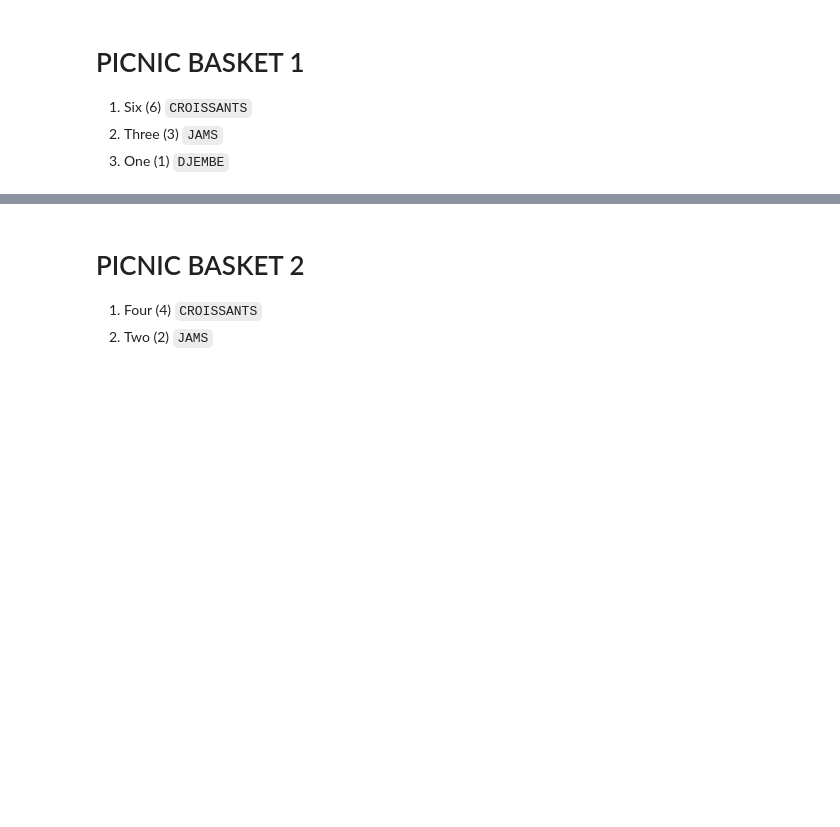
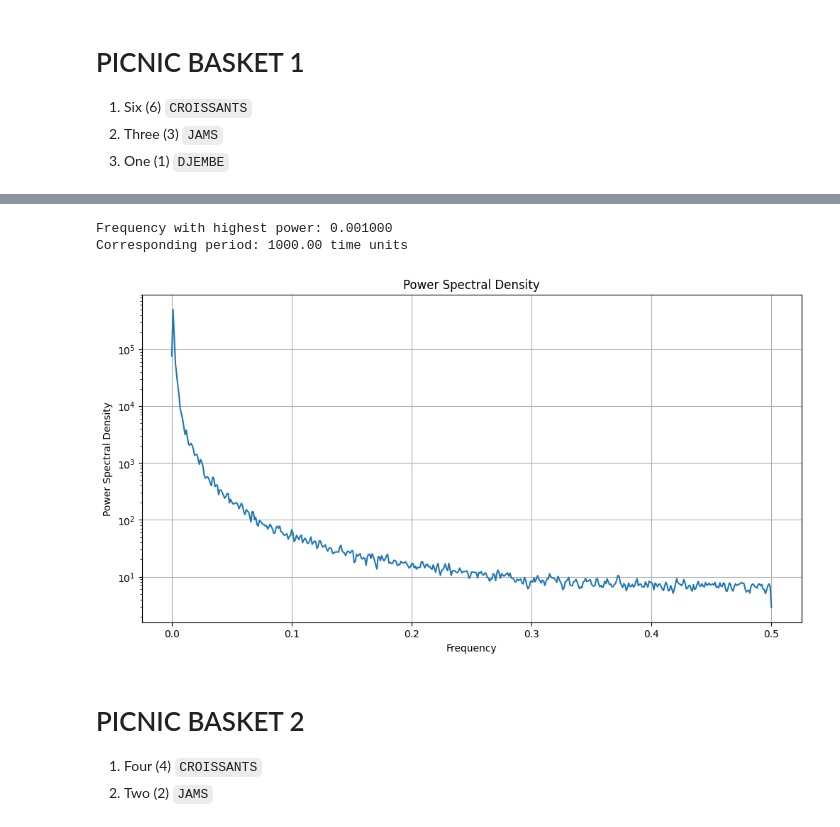
Before and after one commit to shank959/prosperity-imc25, a Jupyter notebook: rounds/round2/eda/round2_eda.ipynb, the cells around one changed output, grey strips where cells are left out. Saved outputs shown, nothing was run; the diff lists cells and outputs as text; code cells hidden in the pictures; blank space fills up the shorter version.

```diff
--- a/rounds/round2/eda/round2_eda.ipynb
+++ b/rounds/round2/eda/round2_eda.ipynb
@@ -147,3 +183,35 @@ plt.show()
+# %%
+from scipy.signal import welch
+
+# Calculate log returns for squid ink
+squid_ink_log_returns = np.log(pic1_df['diff']).diff().dropna()
+
+# Compute power spectral density using Welch's method
+frequencies, psd = welch(pic1_df['diff'], nperseg=1000)
+
+# Find frequency with maximum power
+max_psd_idx = np.argmax(psd)
+max_freq = frequencies[max_psd_idx]
+
+# Calculate period (1/frequency)
+period = 1/max_freq if max_freq != 0 else float('inf')
+
+print(f"Frequency with highest power: {max_freq:.6f}")
+print(f"Corresponding period: {period:.2f} time units")
+
+
+# Plot the power spectral density
+plt.figure(figsize=(12, 6))
+plt.semilogy(frequencies, psd)
+plt.title('Power Spectral Density')
+plt.xlabel('Frequency')
+plt.ylabel('Power Spectral Density')
+plt.grid(True)
+plt.show()
+# %% [output]
+Frequency with highest power: 0.001000
+Corresponding period: 1000.00 time units
+[figure, added]
 # %% [markdown]
 # PICNIC BASKET 2
 
```
Also changed, not shown: parts of 11 cells of this notebook, 1 other file.
